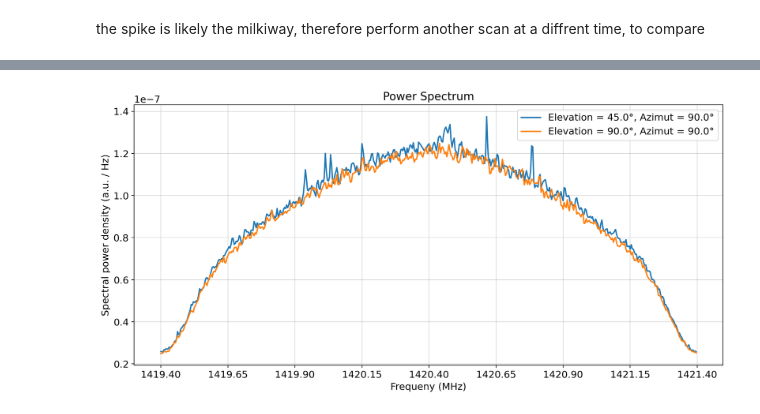
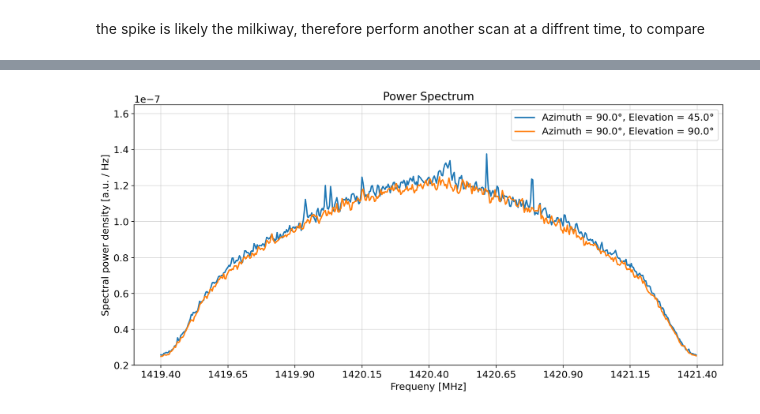
Before and after one commit to SecretGmG/lab, a Jupyter notebook: srt/elevation_scan.ipynb, the cells around one changed output, grey strips where cells are left out. Saved outputs shown, nothing was run; the diff lists cells and outputs as text; code cells hidden in the pictures.

```diff
--- a/srt/elevation_scan.ipynb
+++ b/srt/elevation_scan.ipynb
@@ -18,13 +19,15 @@ def plot_power_spectrum(file_path: str, idx: int):
         spec = srt_reader.get_power_spectrum()[idx]
         elevation = srt_reader.get_object_positions()['Elevation'][idx]
         azimut = srt_reader.get_object_positions()['Azimuth'][idx]
-        plt.plot(srt_util.SPECTROMETER_FREQUENCIES / 1e6, spec, label = f'Elevation = {elevation}°, Azimut = {azimut}°')
+        plt.ylim(0.2e-7,1.65e-7)
+        plt.plot(srt_util.SPECTROMETER_FREQUENCIES / 1e6, spec, label = f'Azimuth = {azimut}°, Elevation = {elevation}°')
         plt.xticks(srt_util.SPECTROMETER_TICKS / 1e6)
 # %%
-pt.plotting.set_up_plot(f'Elevation Scan', 'Elevation (deg)', 'Power (a.u.)')
+pt.plotting.set_up_plot(f'Elevation Scan', 'Elevation [deg]', 'Power [a.u.]')
 plot_elevation_scan('Measurements/ElevationScan/ElevationScan_T2220_Az180_20251001.hdf')
 plot_elevation_scan('Measurements/ElevationScan/ElevationScan_T2220_Az90_20251001.hdf')
 plt.legend()
+plt.savefig('srt_report/assets/elev_scan_night.png')
 plt.show()
 # %% [output]
 Start of measurement:  2025-10-01T20:28:52
@@ -33,7 +36,8 @@ Start of measurement:  2025-10-01T20:23:33
 # %%
-pt.plotting.set_up_plot(f'Power Spectrum', 'Frequency (MHz)', 'Spectral power density (a.u. / Hz)')
+pt.plotting.set_up_plot(f'Power Spectrum', 'Frequency [MHz]', 'Spectral power density [a.u. / Hz]')
 plot_power_spectrum('Measurements/ElevationScan/ElevationScan_T2220_Az90_20251001.hdf', 35)
 plot_power_spectrum('Measurements/ElevationScan/ElevationScan_T2220_Az90_20251001.hdf', -1)
 plt.legend()
+plt.savefig('srt_report/assets/elev_spectrum_night.png')
 plt.show()
 # %% [output]
@@ -41,9 +45,10 @@ plt.show()
 # %% [markdown]
 the spike is likely the milkiway, therefore perform another scan at a diffrent time, to compare
 # %%
-pt.plotting.set_up_plot(f'Elevation Scan', 'Elevation (deg)', 'Power (a.u.)')
+pt.plotting.set_up_plot(f'Elevation Scan', 'Elevation [deg]', 'Power [a.u.]')
+plot_elevation_scan('Measurements/ElevationScan/2ndScanAtDay_noMilkyWay/ElevationScan_T1300_Az140_20251002.hdf')
 plot_elevation_scan('Measurements/ElevationScan/2ndScanAtDay_noMilkyWay/ElevationScan_T1250_Az90_20251002.hdf')
-plot_elevation_scan('Measurements/ElevationScan/2ndScanAtDay_noMilkyWay/ElevationScan_T1300_Az140_20251002.hdf')
 plt.legend()
+plt.savefig('srt_report/assets/elev_scan_day.png')
 plt.show()
 # %% [output]
@@ -53,9 +58,9 @@ Start of measurement:  2025-10-02T10:59:54
 # %%
-pt.plotting.set_up_plot(f'Power Spectrum', 'Frequeny (MHz)', 'Spectral power density (a.u. / Hz)')
+pt.plotting.set_up_plot(f'Power Spectrum', 'Frequeny [MHz]', 'Spectral power density [a.u. / Hz]')
 plot_power_spectrum('Measurements/ElevationScan/2ndScanAtDay_noMilkyWay/ElevationScan_T1250_Az90_20251002.hdf', 35)
-
 plot_power_spectrum('Measurements/ElevationScan/2ndScanAtDay_noMilkyWay/ElevationScan_T1250_Az90_20251002.hdf', -1)
 plt.legend()
+plt.savefig('srt_report/assets/elev_spectrum_day.png')
 plt.show()
 # %% [output]
-[figure, old version]
+[figure, new version]
```
Also changed, not shown: parts of 5 cells of this notebook, 1 other file.
